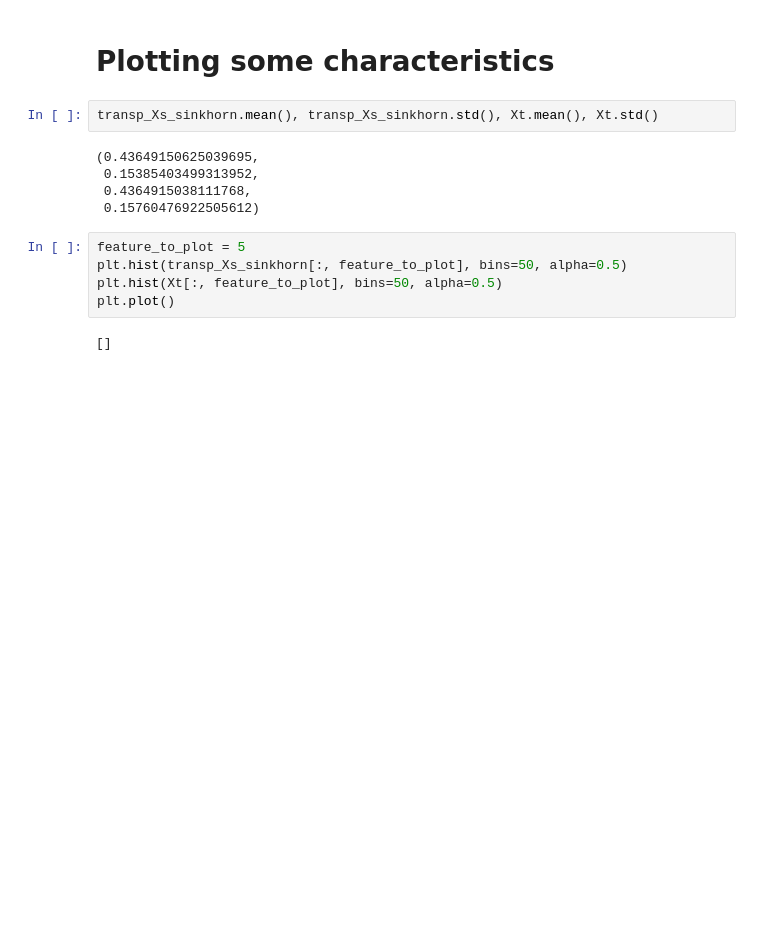
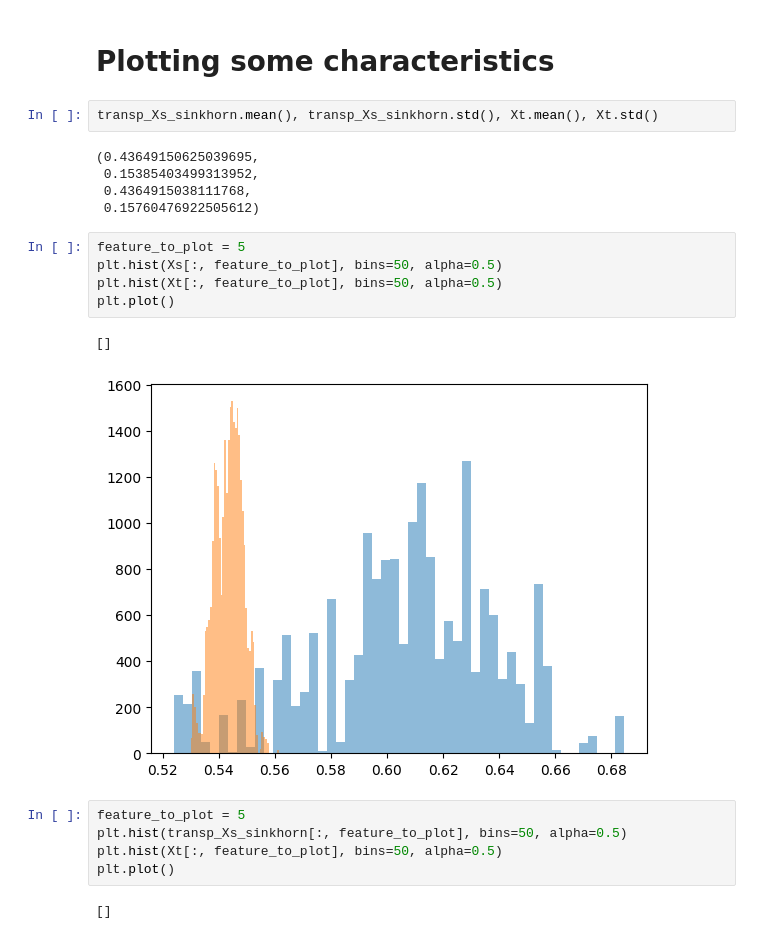
Before and after one commit to balazsmorv/fmri_classifier, a Jupyter notebook: Notebook experiments/Transforms/Optimal Transport.ipynb, the cells around one changed output. Cells and saved outputs as stored; diff of their text form; blank space fills up the shorter version.

```diff
--- a/Notebook experiments/Transforms/Optimal Transport.ipynb
+++ b/Notebook experiments/Transforms/Optimal Transport.ipynb
@@ -71,6 +71,14 @@ transp_Xs_sinkhorn.mean(), transp_Xs_sinkhorn.std(), Xt.mean(), Xt.std()
  0.15385403499313952,
  0.4364915038111768,
  0.15760476922505612)
+# %%
+feature_to_plot = 5
+plt.hist(Xs[:, feature_to_plot], bins=50, alpha=0.5)
+plt.hist(Xt[:, feature_to_plot], bins=50, alpha=0.5)
+plt.plot()
+# %% [output]
+[]
+[figure, added]
 # %%
 feature_to_plot = 5
 plt.hist(transp_Xs_sinkhorn[:, feature_to_plot], bins=50, alpha=0.5)
```
Also changed, not shown: 3 other files.
